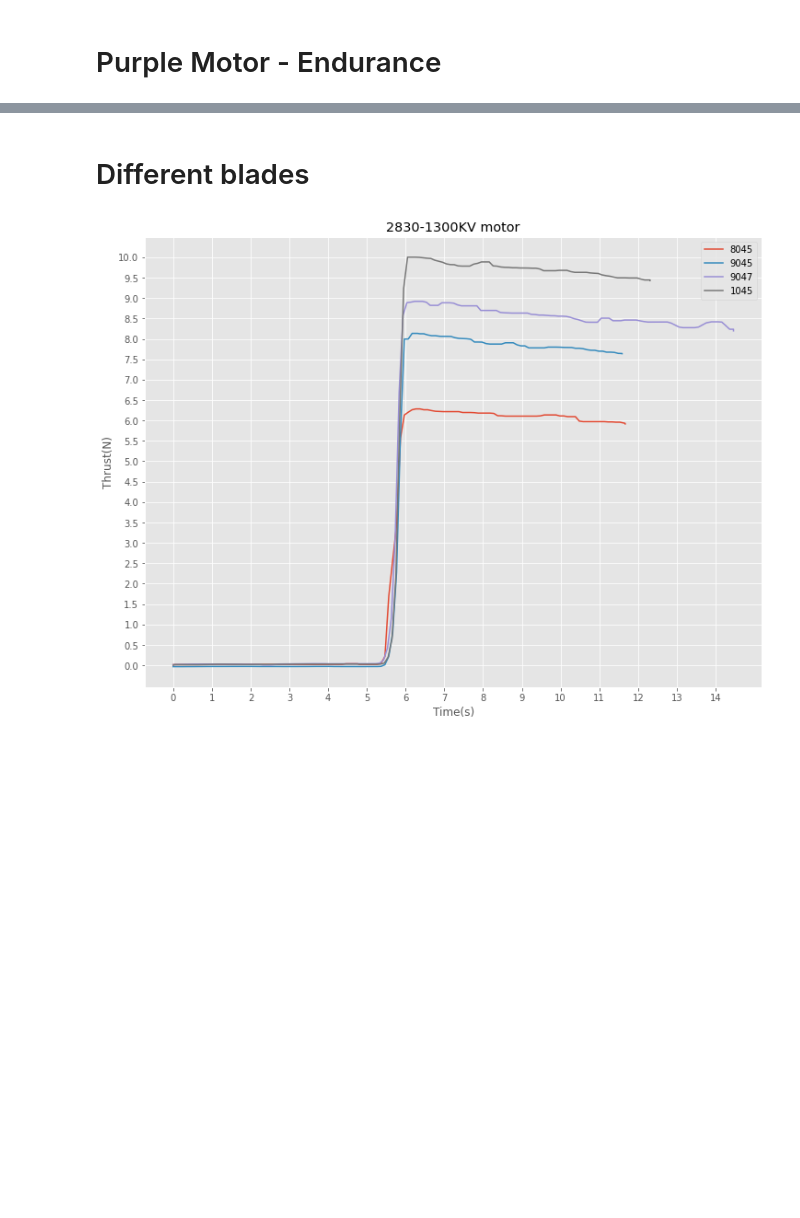
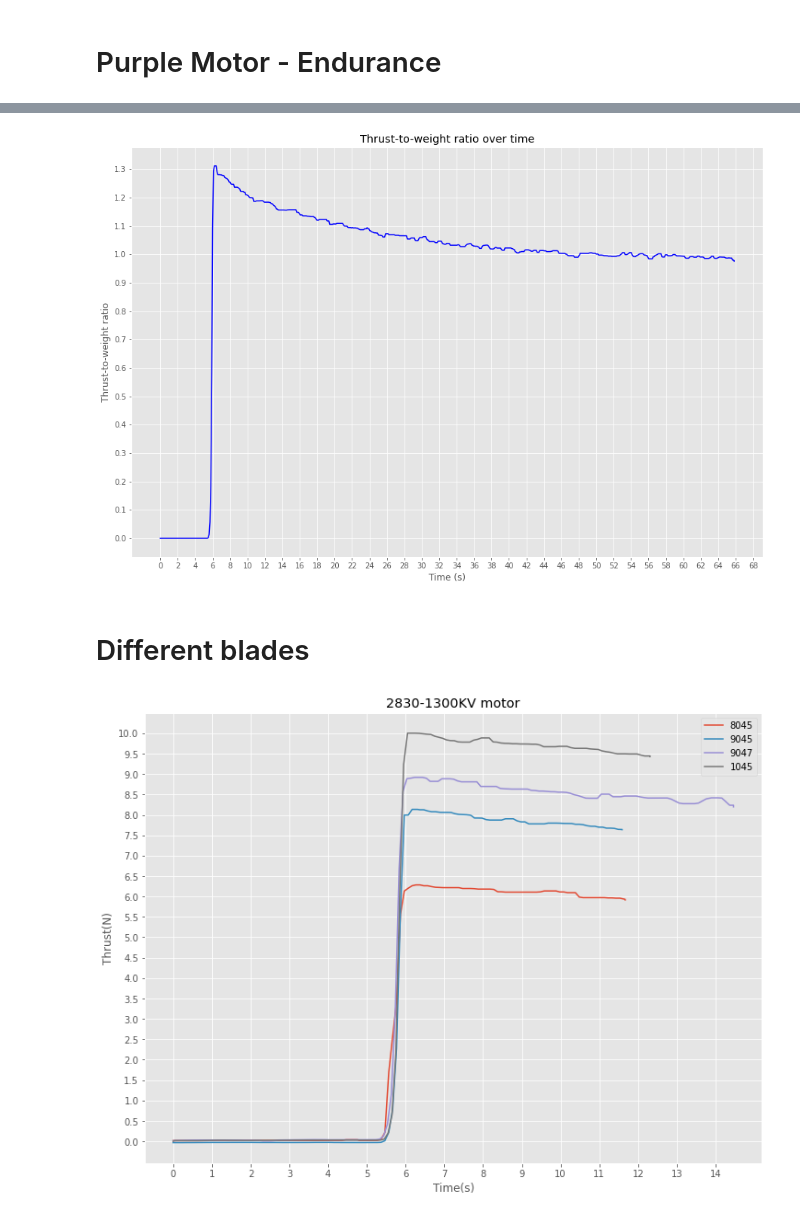
Before and after one commit to nmarks99/aero-capstone, a Jupyter notebook: thrust_test/nice_plots.ipynb, the cells around one changed output, grey strips where cells are left out. Saved outputs shown, nothing was run; the diff lists cells and outputs as text; code cells hidden in the pictures; blank space fills up the shorter version.

```diff
--- a/thrust_test/nice_plots.ipynb
+++ b/thrust_test/nice_plots.ipynb
@@ -42,3 +48,15 @@ plt.show
+# %%
+W = 3.7*9.81
+tw = [(i*4)/W for i in thrust]
+plt.style.use('ggplot')
+fig, ax = plt.subplots(figsize = (15,10))
+plt.xticks(np.arange(0,70,2))
+plt.yticks(np.arange(0,3.0,0.1))
+ax.set(ylabel="Thrust-to-weight ratio", xlabel="Time (s)", title="Thrust-to-weight ratio over time")
+ax.plot(t,tw,'-b')
+plt.show()
+# %% [output]
+[figure, added]
 # %% [markdown]
 # Different blades
 # %%
```
Also changed, not shown: parts of 2 cells of this notebook, 1 other file.
